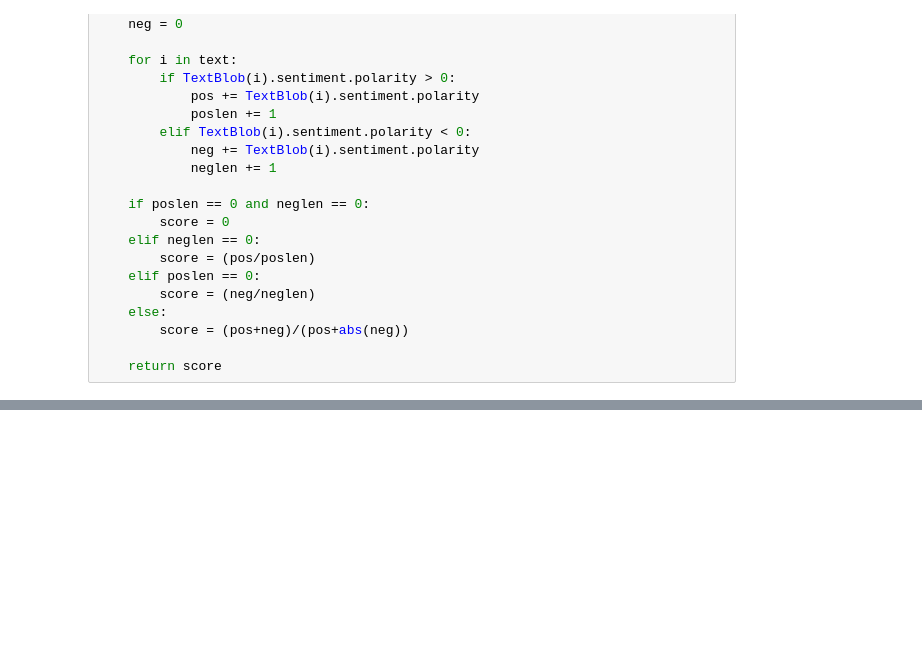
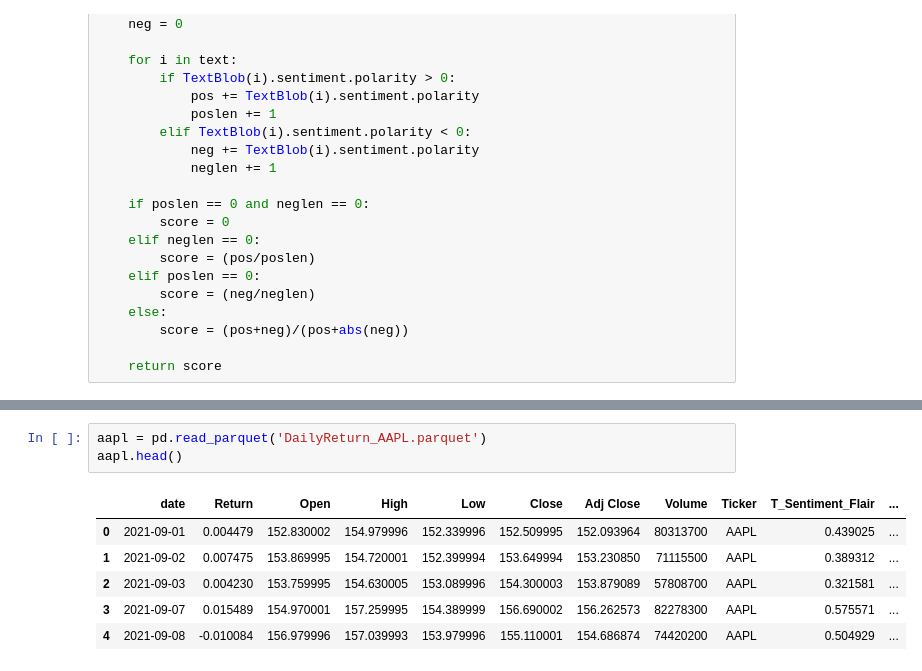
Before and after one commit to crystal-kwan/Twitter-and-News-Stock-Sentiment-NLP, a Jupyter notebook: Code.ipynb, the cells around one changed output, grey strips where cells are left out. Drawn from its saved outputs; the diff is of its cells as text; blank space fills up the shorter version.

```diff
--- a/Code.ipynb
+++ b/Code.ipynb
@@ -573,0 +737,10 @@ news.head()
+# %%
+aapl = pd.read_parquet('DailyReturn_AAPL.parquet')
+aapl.head()
+# %% [output]
+|  | date | Return | Open | High | Low | Close | Adj Close | Volume | Ticker | T_Sentiment_Flair | ... |
+| 0 | 2021-09-01 | 0.004479 | 152.830002 | 154.979996 | 152.339996 | 152.509995 | 152.093964 | 80313700 | AAPL | 0.439025 | ... |
+| 1 | 2021-09-02 | 0.007475 | 153.869995 | 154.720001 | 152.399994 | 153.649994 | 153.230850 | 71115500 | AAPL | 0.389312 | ... |
+| 2 | 2021-09-03 | 0.004230 | 153.759995 | 154.630005 | 153.089996 | 154.300003 | 153.879089 | 57808700 | AAPL | 0.321581 | ... |
+| 3 | 2021-09-07 | 0.015489 | 154.970001 | 157.259995 | 154.389999 | 156.690002 | 156.262573 | 82278300 | AAPL | 0.575571 | ... |
+| 4 | 2021-09-08 | -0.010084 | 156.979996 | 157.039993 | 153.979996 | 155.110001 | 154.686874 | 74420200 | AAPL | 0.504929 | ... |
```
Also changed, not shown: parts of 27 cells of this notebook, 1 other file.
